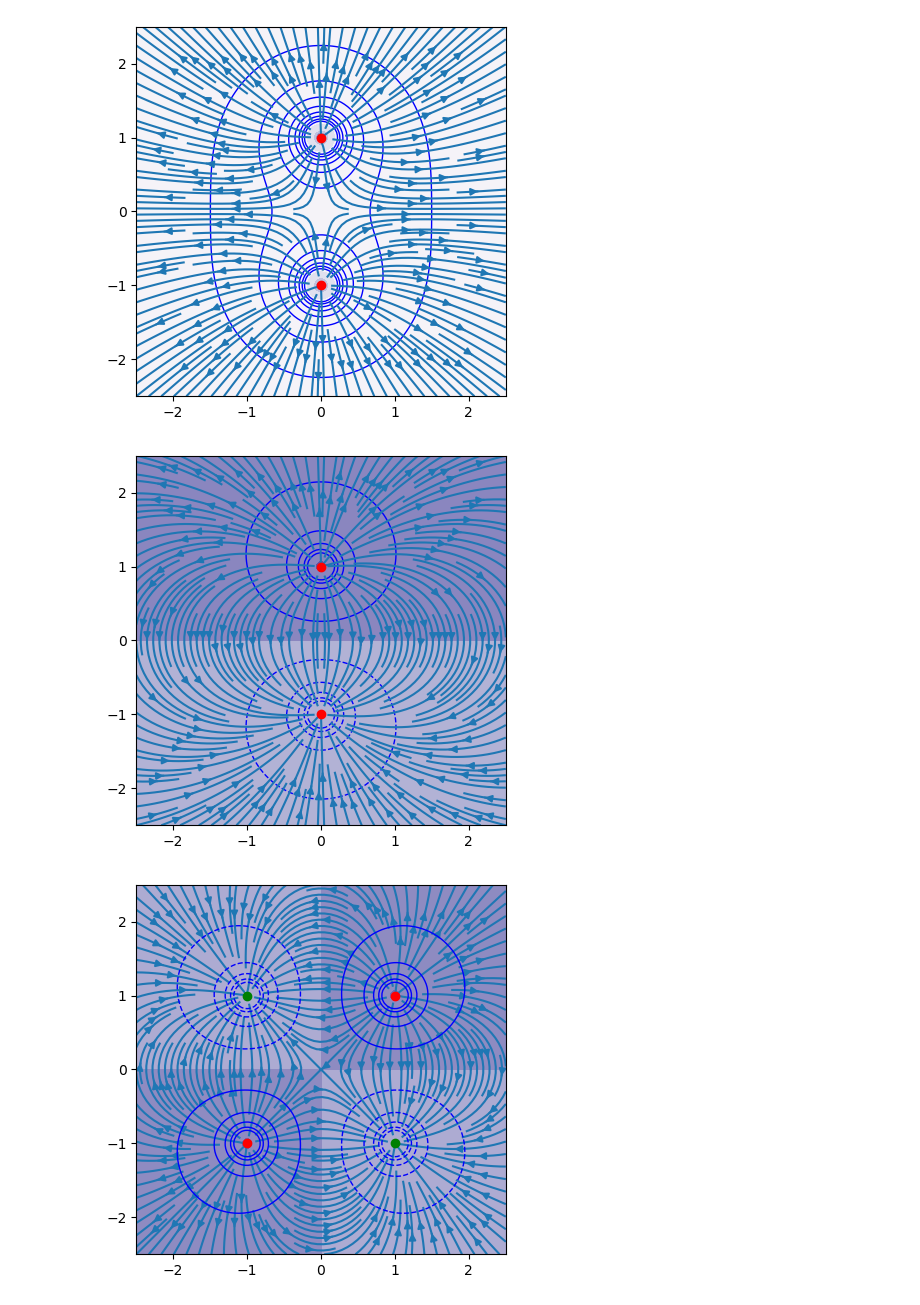
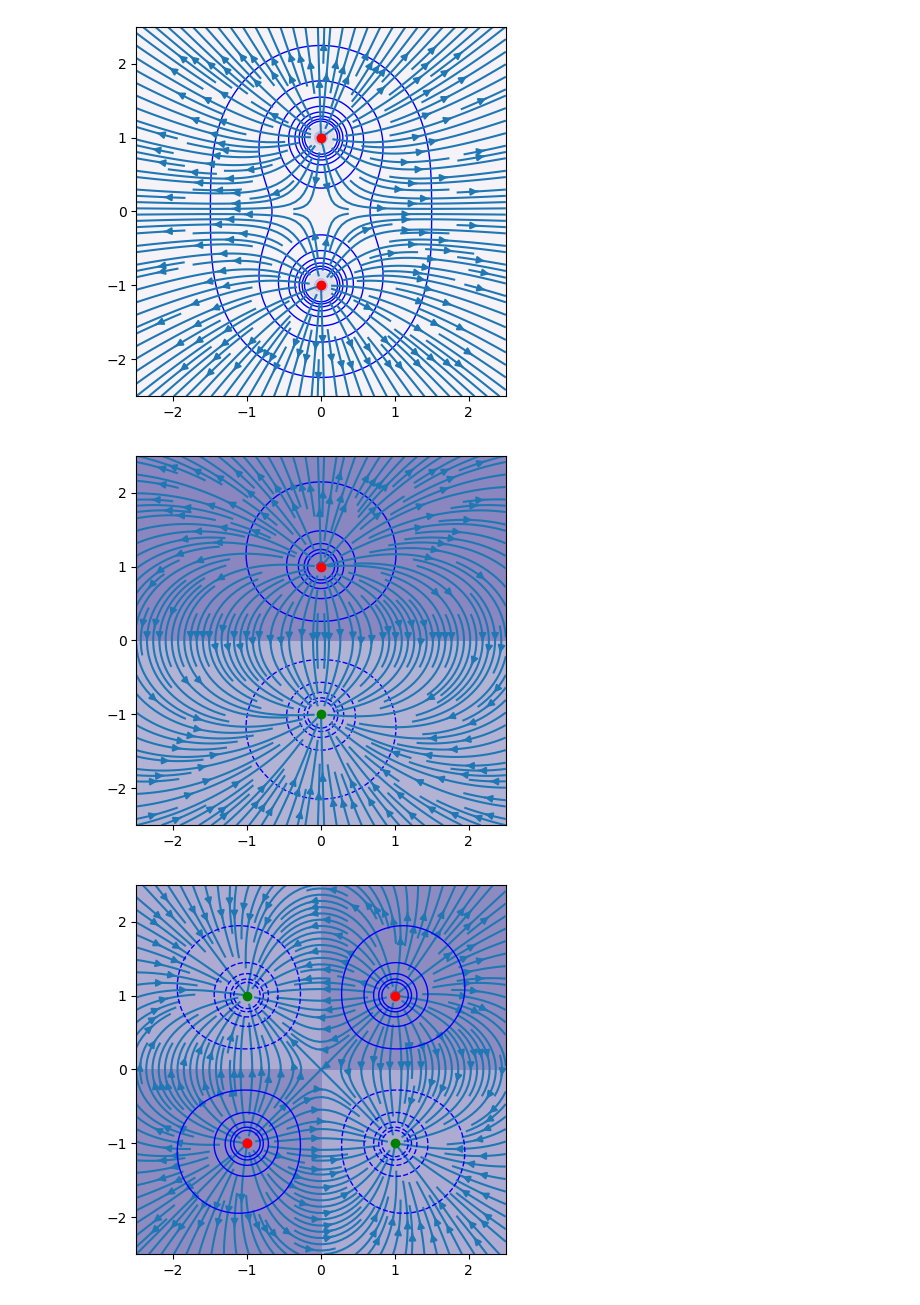
Before and after one commit to richmf/Electromagnetismo, a Jupyter notebook: V_y_E.ipynb, the cells around one changed output. Drawn from its saved outputs; the diff is of its cells as text; code cells hidden in the pictures.

```diff
--- a/V_y_E.ipynb
+++ b/V_y_E.ipynb
@@ -47,18 +47,18 @@ plt.show()
 # %%
 qs = [1,-1]
 r_qs = [[0,1],[0,-1]]
 Ex,Ey = E_tot([XX,YY],r_qs,qs)
 V = V_tot([XX,YY],r_qs,qs)
 niveles = np.linspace(-5,5,10)
 plt.contourf(XX,YY,V,cmap='Purples')
 plt.contour(XX,YY,V,levels=niveles,colors='b',linewidths=(1,))
 plt.streamplot(XX,YY,Ex,Ey,density=2)
-for i in range(len(r_qs)):
-    plt.plot(r_qs[i][0],r_qs[i][1],'ro')
+plt.plot(r_qs[0][0],r_qs[0][1],'ro')
+plt.plot(r_qs[1][0],r_qs[1][1],'go')
 plt.gca().set_aspect('equal')
 plt.show()
 # %% [output]
-[figure, old version]
+[figure, new version]
 # %%
 qs = [1,1,-1,-1]
 r_qs = [[1,1],[-1,-1],[-1,1],[1,-1]]
```
